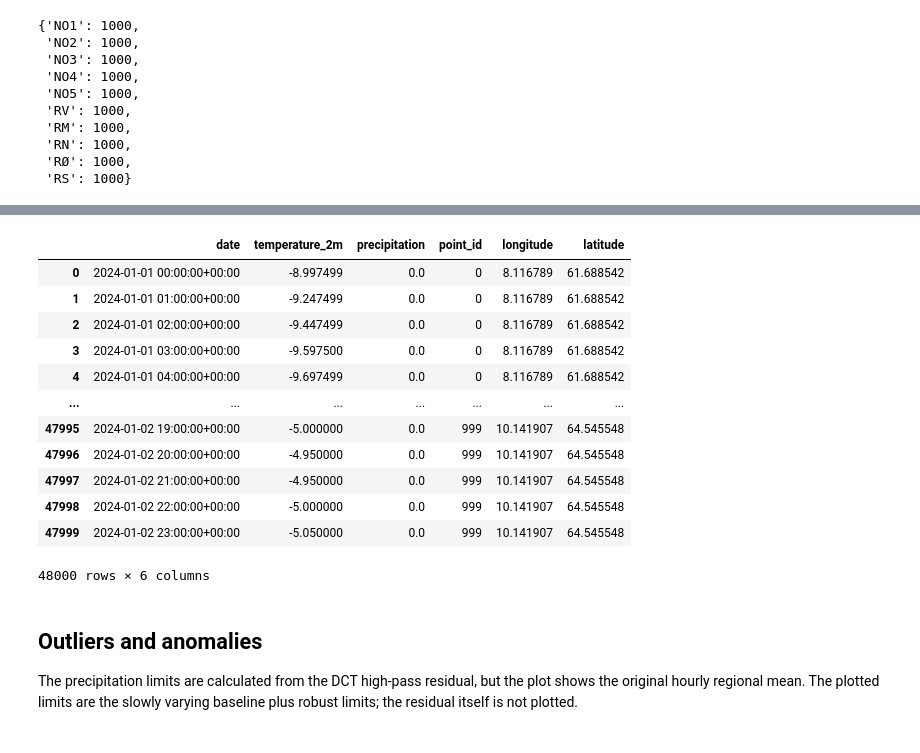
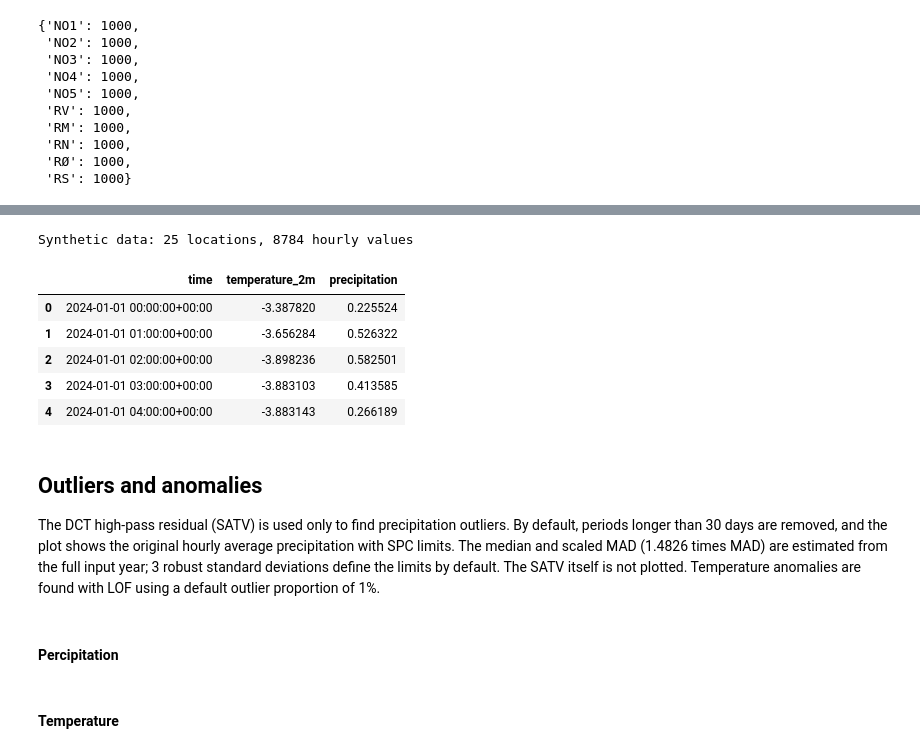
Before and after one commit to ChristianAronVea/IND320-Vea, a Jupyter notebook: Notebooks/Part3.ipynb, the cells around one changed output, grey strips where cells are left out. Saved outputs shown, nothing was run; the diff lists cells and outputs as text; code cells hidden in the pictures.

```diff
--- a/Notebooks/Part3.ipynb
+++ b/Notebooks/Part3.ipynb
@@ -168,26 +184,60 @@ NO3_2024_data = get_weather_data("NO3", "2024-01-01", "2024-12-31")
 # %%
-NO3_2024_data.to_parquet("data/NO3_2024.parquet", index=False)       # save the data to a parquet file for future use
-#NO3_2024_data = pd.read_parquet("data/NO3_2024.parquet")             # read the data from the parquet file if needed
+# Synthetic development data, not ERA5 observations.
+rng = np.random.default_rng(42)
+sample_coordinates = region_coordinates["NO3"][:25]
+times = pd.date_range("2024-01-01", "2025-01-01", freq="h", inclusive="left", tz="UTC")
+day_of_year = times.dayofyear.to_numpy()
+hour_of_day = times.hour.to_numpy()
+seasonal_temperature = 7 + 9 * np.cos(2 * np.pi * (day_of_year - 200) / 365.25)
+wet_probability = 0.10 + 0.035 * np.cos(2 * np.pi * (day_of_year - 15) / 365.25)
+point_frames = []
 
-NO3_2024_data
+for point_id, (lon, lat) in enumerate(sample_coordinates):
+    temperature_noise = pd.Series(rng.normal(0, 1.2, len(times))).ewm(
+        alpha=0.2, adjust=False
+    ).mean().to_numpy()
+    temperature = (
+        seasonal_temperature
+        + 1.5 * np.cos(2 * np.pi * (hour_of_day - 15) / 24)
+        + (62.5 - lat) * 0.8
+        + rng.normal(0, 1.5)
+        + temperature_noise
+    )
+    rainy_hours = rng.random(len(times)) < wet_probability
+    precipitation = np.zeros(len(times))
+    precipitation[rainy_hours] = rng.gamma(1.5, 1.2, rainy_hours.sum())
+
+    point_frames.append(pd.DataFrame({
+        "date": times,
+        "temperature_2m": temperature,
+        "precipitation": precipitation,
+        "point_id": point_id,
+        "longitude": lon,
+        "latitude": lat,
+        "data_source": "synthetic",
+    }))
+
+NO3_2024_data = pd.concat(point_frames, ignore_index=True)
+weather_no3_2024 = (
+    NO3_2024_data.groupby("date", as_index=False)[["temperature_2m", "precipitation"]]
+    .mean()
+    .rename(columns={"date": "time"})
+)
+
+print(f"Synthetic data: {len(sample_coordinates)} locations, {len(weather_no3_2024)} hourly values")
+weather_no3_2024.head()
 # %% [output]
+Synthetic data: 25 locations, 8784 hourly values
-|  | date | temperature_2m | precipitation | point_id | longitude | latitude |
-| 0 | 2024-01-01 00:00:00+00:00 | -8.997499 | 0.0 | 0 | 8.116789 | 61.688542 |
-| 1 | 2024-01-01 01:00:00+00:00 | -9.247499 | 0.0 | 0 | 8.116789 | 61.688542 |
-| 2 | 2024-01-01 02:00:00+00:00 | -9.447499 | 0.0 | 0 | 8.116789 | 61.688542 |
-| 3 | 2024-01-01 03:00:00+00:00 | -9.597500 | 0.0 | 0 | 8.116789 | 61.688542 |
-| 4 | 2024-01-01 04:00:00+00:00 | -9.697499 | 0.0 | 0 | 8.116789 | 61.688542 |
-| ... | ... | ... | ... | ... | ... | ... |
-| 47995 | 2024-01-02 19:00:00+00:00 | -5.000000 | 0.0 | 999 | 10.141907 | 64.545548 |
-| 47996 | 2024-01-02 20:00:00+00:00 | -4.950000 | 0.0 | 999 | 10.141907 | 64.545548 |
-| 47997 | 2024-01-02 21:00:00+00:00 | -4.950000 | 0.0 | 999 | 10.141907 | 64.545548 |
-| 47998 | 2024-01-02 22:00:00+00:00 | -5.000000 | 0.0 | 999 | 10.141907 | 64.545548 |
-| 47999 | 2024-01-02 23:00:00+00:00 | -5.050000 | 0.0 | 999 | 10.141907 | 64.545548 |
+|  | time | temperature_2m | precipitation |
+| 0 | 2024-01-01 00:00:00+00:00 | -3.387820 | 0.225524 |
+| 1 | 2024-01-01 01:00:00+00:00 | -3.656284 | 0.526322 |
+| 2 | 2024-01-01 02:00:00+00:00 | -3.898236 | 0.582501 |
+| 3 | 2024-01-01 03:00:00+00:00 | -3.883103 | 0.413585 |
+| 4 | 2024-01-01 04:00:00+00:00 | -3.883143 | 0.266189 |
-48000 rows × 6 columns
 # %% [markdown]
 ## Outliers and anomalies
 
-The precipitation limits are calculated from the DCT high-pass residual, but the plot shows the original hourly regional mean. The plotted limits are the slowly varying baseline plus robust limits; the residual itself is not plotted.
+The DCT high-pass residual (SATV) is used only to find precipitation outliers. By default, periods longer than 30 days are removed, and the plot shows the original hourly average precipitation with SPC limits. The median and scaled MAD (1.4826 times MAD) are estimated from the full input year; 3 robust standard deviations define the limits by default. The SATV itself is not plotted. Temperature anomalies are found with LOF using a default outlier proportion of 1%.
 # %%
 from scipy.fft import dct, idct
 from sklearn.neighbors import LocalOutlierFactor
@@ -308,0 +261,2 @@ def plot_temperature_lof(weather_data, proportion_outliers=0.01,
+# %% [markdown]
+#### Percipitation
@@ -308,0 +327,2 @@ def plot_temperature_lof(weather_data, proportion_outliers=0.01,
+# %% [markdown]
+#### Temperature
```
Also changed, not shown: parts of 20 cells of this notebook, 1 other file.
